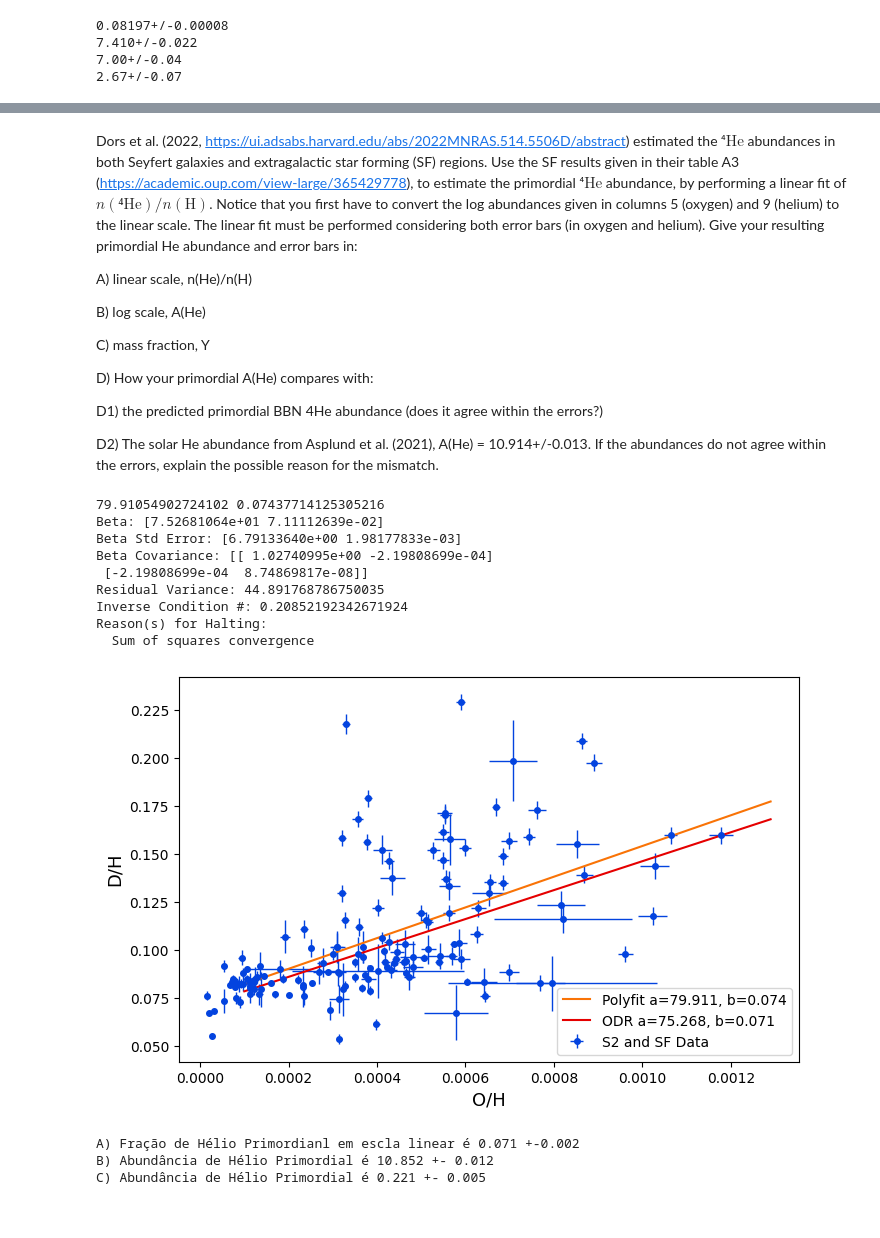
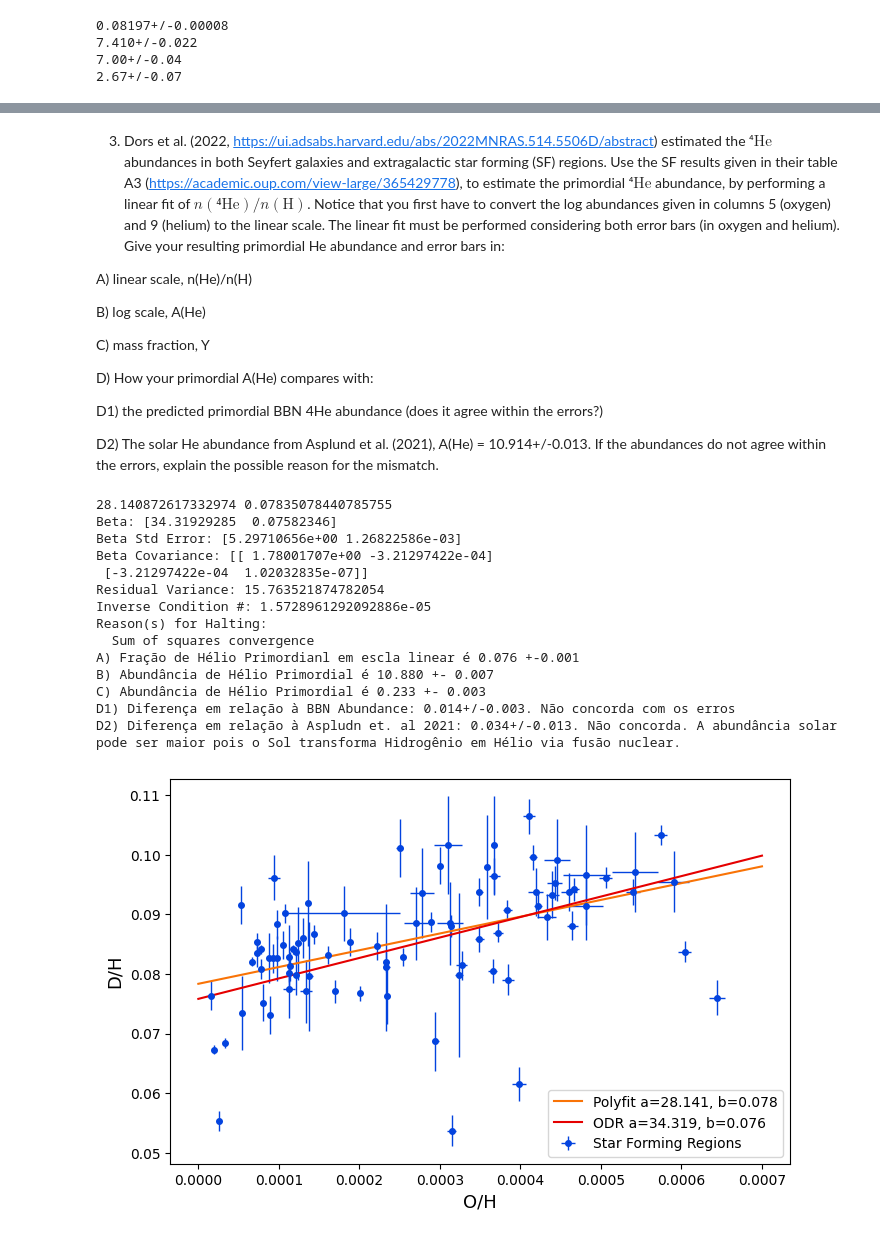
Before and after one commit to migueldeloreto/evolucao-quimica, a Jupyter notebook: atividade2/tarefa_2_evolucao.ipynb, the cells around one changed output, grey strips where cells are left out. Saved outputs shown, nothing was run; the diff lists cells and outputs as text; code cells hidden in the pictures.

```diff
--- a/atividade2/tarefa_2_evolucao.ipynb
+++ b/atividade2/tarefa_2_evolucao.ipynb
@@ -102,5 +105,5 @@ F) A diferença entre A) e Fields et. al (2020) é (1.657+/-1.491)e-06
 # %% [markdown]
-Dors et al. (2022, https://ui.adsabs.harvard.edu/abs/2022MNRAS.514.5506D/abstract) estimated the
+3. Dors et al. (2022, https://ui.adsabs.harvard.edu/abs/2022MNRAS.514.5506D/abstract) estimated the
 ⁴$\text{He}$ abundances in both Seyfert galaxies and extragalactic star forming (SF) regions. Use the SF results
 given in their table A3 (https://academic.oup.com/view-large/365429778), to estimate the primordial ⁴$\text{He}$ abundance, by performing a linear fit of $n(⁴\text{He})/n(\text{H})$. Notice that you first have to convert the log abundances given in columns 5 (oxygen) and 9 (helium) to the linear scale. The linear fit must be performed considering both error bars (in oxygen and helium). Give your resulting primordial He
 abundance and error bars in:
@@ -142,52 +145,56 @@ def abundance_converter(data, data_type, convert_into):
         else: raise NameError('Bad convert_into argument (try linear or log)')
     else: raise NameError('Bad data_type argument (try linear or log)')
 
 
-seyfert_sf=pd.read_csv('seyfert_and_sf_data.csv')
+sf=pd.read_csv('sf.csv')
 
-o_h= abundance_converter(unp.uarray(seyfert_sf['o_h'], seyfert_sf['erro(o_h)']), data_type='log', convert_into='linear')
-heI_h=abundance_converter(unp.uarray(seyfert_sf['+he_h'], seyfert_sf['erro(+he_h)']), data_type='log', convert_into='linear')
-heII_h=abundance_converter(unp.uarray(seyfert_sf['he+_h+'], seyfert_sf['erro(he+_h+)']), data_type='log', convert_into='linear')
-heIII_h=abundance_converter(unp.uarray(seyfert_sf['he2+_h+'], seyfert_sf['erro(he2+_h+)']), data_type='log', convert_into='linear')
+o_h= abundance_converter(unp.uarray(sf['o_h'], sf['erro(o_h)']), data_type='log', convert_into='linear')
+heI_h=abundance_converter(unp.uarray(sf['+he_h'], sf['erro(+he_h)']), data_type='log', convert_into='linear')
+heII_h=abundance_converter(unp.uarray(sf['he+_h+'], sf['erro(he+_h+)']), data_type='log', convert_into='linear')
+heIII_h=abundance_converter(unp.uarray(sf['he2+_h+'], sf['erro(he2+_h+)']), data_type='log', convert_into='linear')
 
 he_h=heI_h
 
 def f(B, x): return B[0]*x + B[1]
-x=np.arange(0.0001, 0.0013, 0.00001)
+x=np.arange(0, 0.0013, 0.0007)
 linear=odrpack.Model(f)
 data=odrpack.RealData(unp.nominal_values(o_h), unp.nominal_values(he_h), sx=unp.std_devs(o_h), sy=unp.std_devs(he_h))
 a,b=np.polyfit(unp.nominal_values(o_h), unp.nominal_values(he_h), 1)
 print(a,b)
-odr=odrpack.ODR(data, linear, beta0=[80,0.07])
+odr=odrpack.ODR(data, linear, beta0=[0,1])
 output=odr.run()
 output.pprint()
 
 g2=plt.figure(figsize=(8,5))
-plt.errorbar(unp.nominal_values(o_h), unp.nominal_values(he_h), xerr=unp.std_devs(o_h), yerr=unp.std_devs(he_h), marker='o', markersize=4, linestyle='', color='xkcd:blue', elinewidth=1, label="S2 and SF Data")
+plt.errorbar(unp.nominal_values(o_h), unp.nominal_values(he_h), xerr=unp.std_devs(o_h), yerr=unp.std_devs(he_h), marker='o', markersize=4, linestyle='', color='xkcd:blue', elinewidth=1, label="Star Forming Regions")
 plt.plot(x, f([a,b], x), linewidth=1.5, color='xkcd:orange', label='Polyfit a={:.3f}, b={:.3f}'.format(a,b))
 plt.plot(x, f([output.beta[0],output.beta[1]], x), linewidth=1.5, color='xkcd:red', label='ODR a={:.3f}, b={:.3f}'.format(output.beta[0],output.beta[1]))
 plt.xlabel(r'O/H', fontsize=13)
 plt.ylabel(r'D/H', fontsize=13)
 plt.legend()
-plt.show()
+plt.savefig('he4h_vs_oh.png', dpi=300)
 
 print(r"A) Fração de Hélio Primordianl em escla linear é {:.3f} +-{:.3f}".format(output.beta[1], output.sd_beta[1]))
 he_h_primordial=un.ufloat(output.beta[1], output.sd_beta[1])
 a_he_primordial=abundance_converter(he_h_primordial, data_type='linear', convert_into='log')
 print(r"B) Abundância de Hélio Primordial é {:.3f} +- {:.3f}".format(a_he_primordial.nominal_value, a_he_primordial.std_dev))
-yp=(4*he_h_primordial)/(1+4*he_h_primordial)
-print(r"C) Abundância de Hélio Primordial é {:.3f} +- {:.3f}".format(yp.nominal_value, yp.std_dev))
+yp_sf=(4.002602*he_h_primordial)/(1+4.002602*he_h_primordial)
+print(r"C) Abundância de Hélio Primordial é {:.3f} +- {:.3f}".format(yp_sf.nominal_value, yp_sf.std_dev))
+print(r"D1) Diferença em relação à BBN Abundance: {:.3f}. Não concorda com os erros".format(abs(yp-yp_sf)))
+print(r"D2) Diferença em relação à Aspludn et. al 2021: {:.3f}. Não concorda. A abundância solar pode ser maior pois o Sol transforma Hidrogênio em Hélio via fusão nuclear.".format(abs(a_he_primordial.nominal_value - un.ufloat(10.914, 0.013))))
 # %% [output]
-79.91054902724102 0.07437714125305216
-Beta: [7.52681064e+01 7.11112639e-02]
-Beta Std Error: [6.79133640e+00 1.98177833e-03]
-Beta Covariance: [[ 1.02740995e+00 -2.19808699e-04]
- [-2.19808699e-04  8.74869817e-08]]
-Residual Variance: 44.891768786750035
-Inverse Condition #: 0.20852192342671924
+28.140872617332974 0.07835078440785755
+Beta: [34.31929285  0.07582346]
+Beta Std Error: [5.29710656e+00 1.26822586e-03]
+Beta Covariance: [[ 1.78001707e+00 -3.21297422e-04]
+ [-3.21297422e-04  1.02032835e-07]]
+Residual Variance: 15.763521874782054
+Inverse Condition #: 1.5728961292092886e-05
 Reason(s) for Halting:
   Sum of squares convergence
+A) Fração de Hélio Primordianl em escla linear é 0.076 +-0.001
+B) Abundância de Hélio Primordial é 10.880 +- 0.007
+C) Abundância de Hélio Primordial é 0.233 +- 0.003
+D1) Diferença em relação à BBN Abundance: 0.014+/-0.003. Não concorda com os erros
+D2) Diferença em relação à Aspludn et. al 2021: 0.034+/-0.013. Não concorda. A abundância solar pode ser maior pois o Sol transforma Hidrogênio em Hélio via fusão nuclear.
-[figure, old version]
+[figure, new version]
-A) Fração de Hélio Primordianl em escla linear é 0.071 +-0.002
-B) Abundância de Hélio Primordial é 10.852 +- 0.012
-C) Abundância de Hélio Primordial é 0.221 +- 0.005
```
Also changed, not shown: parts of 5 cells of this notebook, 5 other files.
